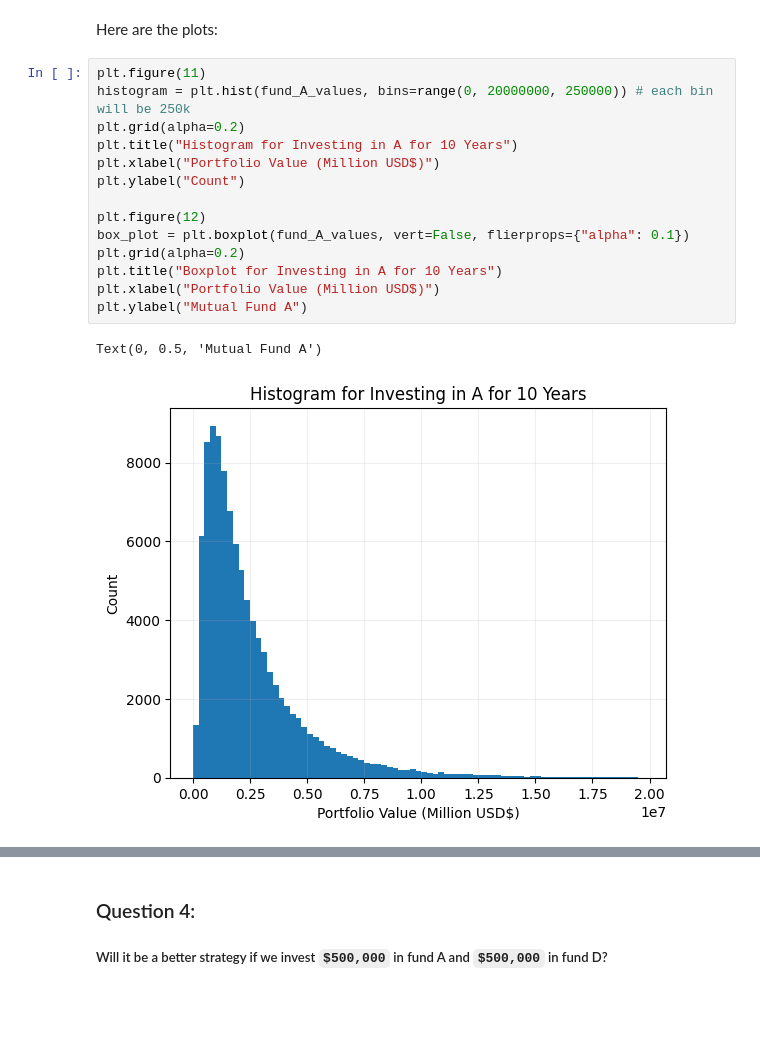
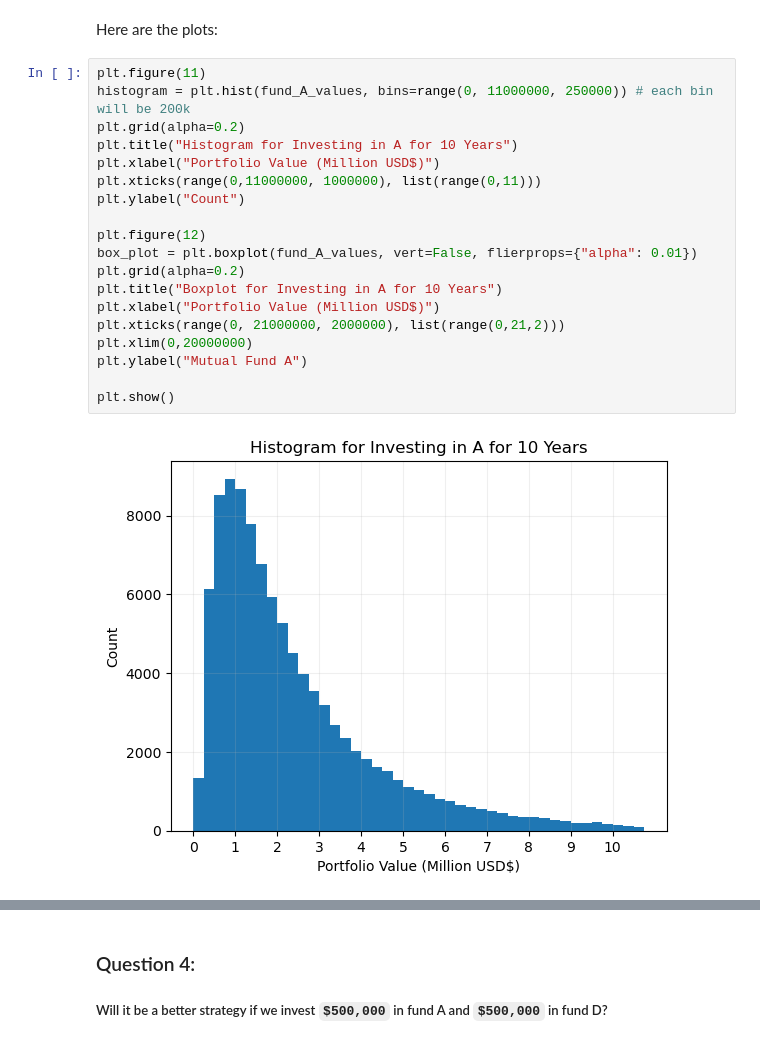
Before and after one commit to myin27/OR442-Term-Project, a Jupyter notebook: project.ipynb, the cells around one changed output, grey strips where cells are left out. Saved outputs shown, nothing was run; the diff lists cells and outputs as text; blank space fills up the shorter version.

Commit message:
Edit graphs.

```diff
--- a/project.ipynb
+++ b/project.ipynb
@@ -387,18 +388,22 @@ Percentage of outliers: 0.51%
 Here are the plots:
 # %%
 plt.figure(11)
-histogram = plt.hist(fund_A_values, bins=range(0, 20000000, 250000)) # each bin will be 250k
+histogram = plt.hist(fund_A_values, bins=range(0, 11000000, 250000)) # each bin will be 200k
 plt.grid(alpha=0.2)
 plt.title("Histogram for Investing in A for 10 Years")
 plt.xlabel("Portfolio Value (Million USD$)")
+plt.xticks(range(0,11000000, 1000000), list(range(0,11)))
 plt.ylabel("Count")
 
 plt.figure(12)
-box_plot = plt.boxplot(fund_A_values, vert=False, flierprops={"alpha": 0.1})
+box_plot = plt.boxplot(fund_A_values, vert=False, flierprops={"alpha": 0.01})
 plt.grid(alpha=0.2)
 plt.title("Boxplot for Investing in A for 10 Years")
 plt.xlabel("Portfolio Value (Million USD$)")
+plt.xticks(range(0, 21000000, 2000000), list(range(0,21,2)))
+plt.xlim(0,20000000)
 plt.ylabel("Mutual Fund A")
+
+plt.show()
 # %% [output]
-Text(0, 0.5, 'Mutual Fund A')
-[figure, old version]
+[figure, new version]
```
Also changed, not shown: parts of 6 cells of this notebook.
